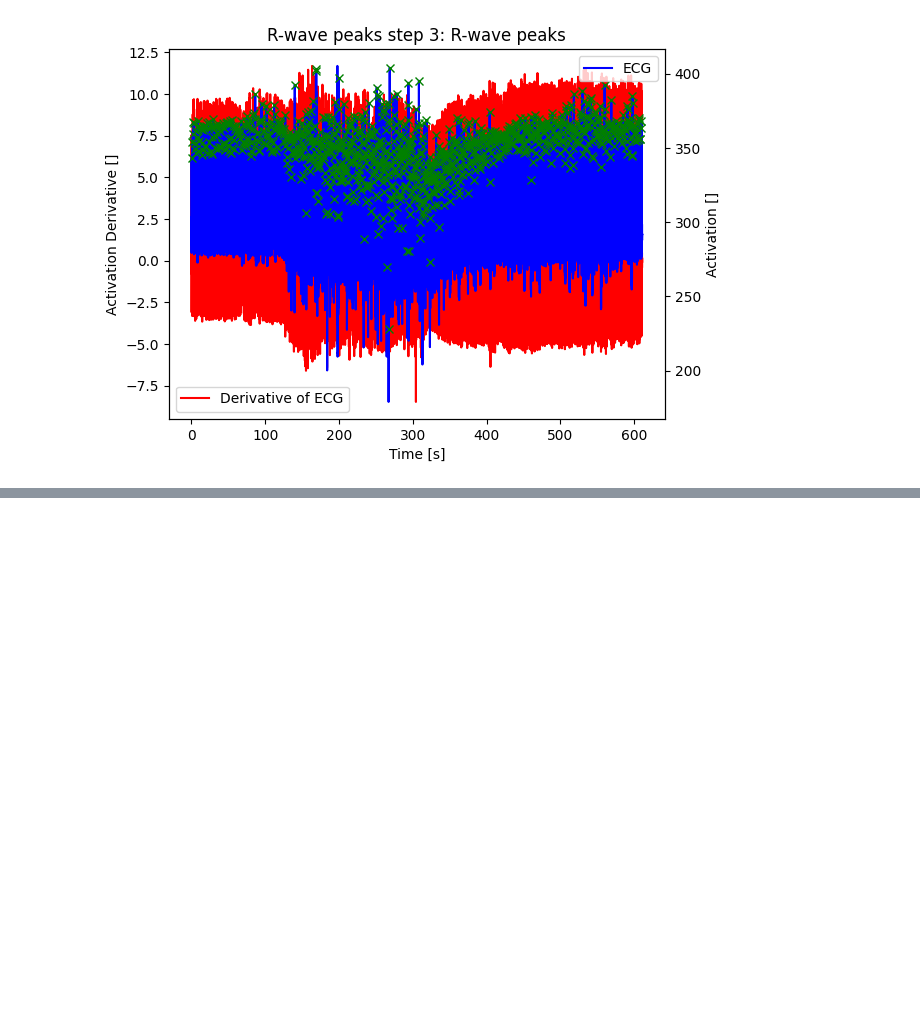
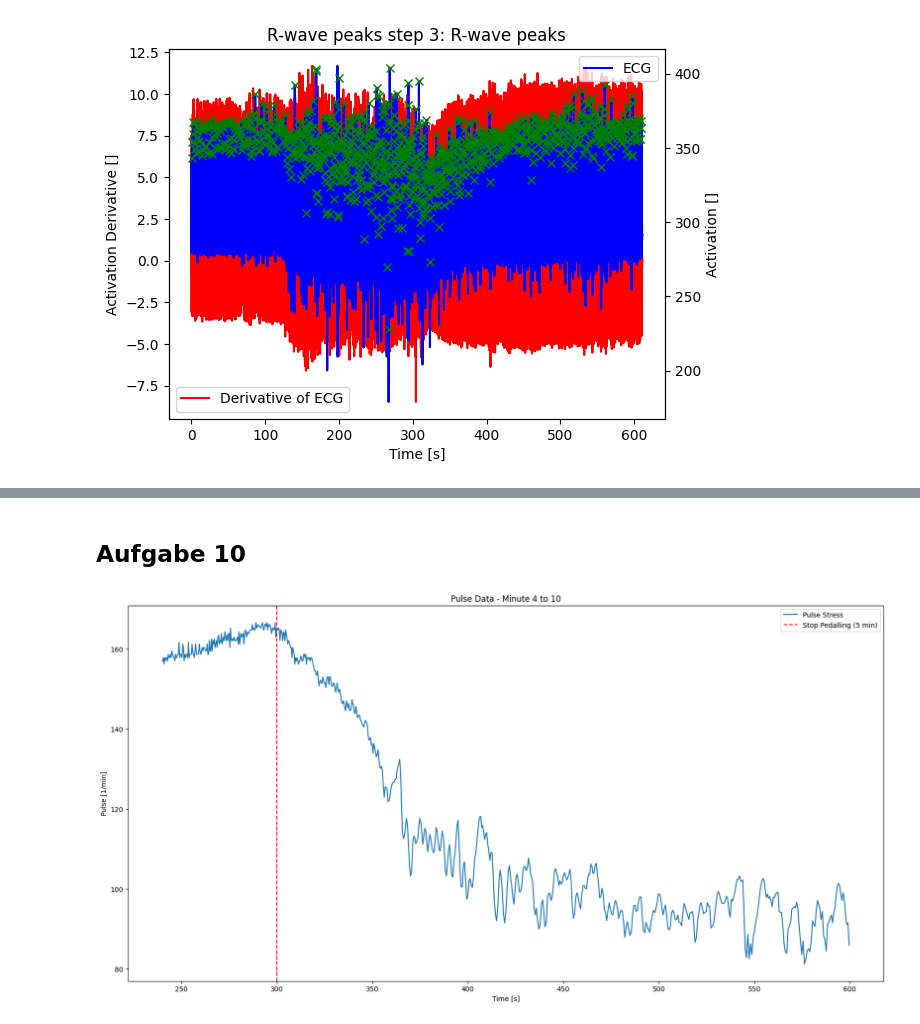
Before and after one commit to jannis-chr/Biosignal_2, a Jupyter notebook: Praktikum_2.ipynb, the cells around one changed output, grey strips where cells are left out. Saved outputs shown, nothing was run; the diff lists cells and outputs as text; code cells hidden in the pictures; blank space fills up the shorter version.

```diff
--- a/Praktikum_2.ipynb
+++ b/Praktikum_2.ipynb
@@ -279,0 +298,20 @@ plt.show()
+# %% [markdown]
+## Aufgabe 10
+# %%
+# Define the time window for plotting (minute 4 to 10)
+start_time = 4 * 60  # 4 minutes in seconds
+end_time = 10 * 60  # 10 minutes in seconds
+time_plot = np.where(np.logical_and(Rwave_t_stress >= start_time, Rwave_t_stress <= end_time))[0]
+
+# Plot the pulse data for the defined time window
+fig, ax = plt.subplots(1, 1, figsize=(20, 10))
+ax.plot(Rwave_t_stress[time_plot], puls_stress[time_plot], label='Pulse Stress')
+ax.axvline(x=5 * 60, color='red', linestyle='--', label='Stop Pedalling (5 min)')
+ax.set_title('Pulse Data - Minute 4 to 10')
+ax.set_ylabel('Pulse [1/min]')
+ax.set_xlabel('Time [s]')
+ax.legend()
+plt.show()
+#
+# %% [output]
+[figure, added]
```
Also changed, not shown: parts of 4 cells of this notebook.
